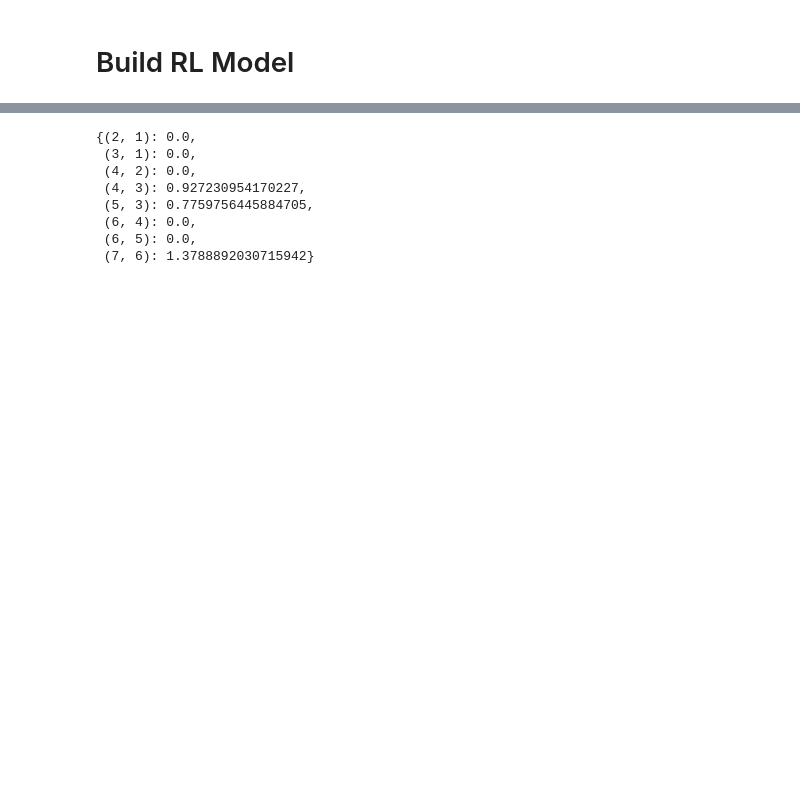
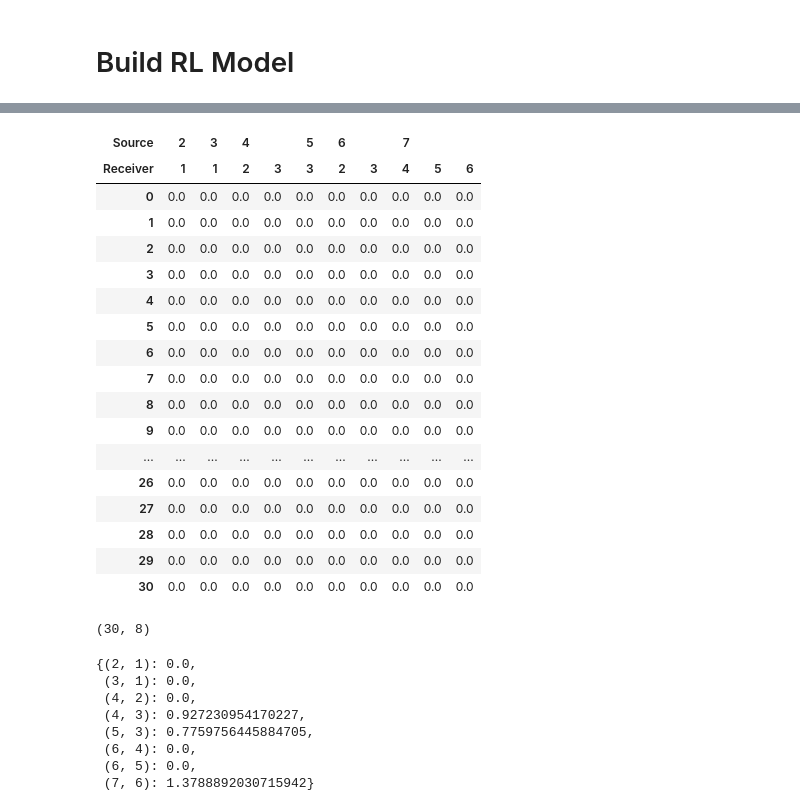
Before and after one commit to grossmann-group/or-gym, a Jupyter notebook: notebooks/multi_echelon_sc_dev1.ipynb, the cells around one changed output, grey strips where cells are left out. Cells and saved outputs as stored; diff of their text form; code cells hidden in the pictures; blank space fills up the shorter version.

```diff
--- a/notebooks/multi_echelon_sc_dev1.ipynb
+++ b/notebooks/multi_echelon_sc_dev1.ipynb
@@ -105,3 +334,41 @@ env.action_log.shape
+# %%
+env.Y
+# %% [output]
+| Source | 2 | 3 | 4 |  | 5 | 6 |  | 7 |  |  |
+| Receiver | 1 | 1 | 2 | 3 | 3 | 2 | 3 | 4 | 5 | 6 |
+| 0 | 0.0 | 0.0 | 0.0 | 0.0 | 0.0 | 0.0 | 0.0 | 0.0 | 0.0 | 0.0 |
+| 1 | 0.0 | 0.0 | 0.0 | 0.0 | 0.0 | 0.0 | 0.0 | 0.0 | 0.0 | 0.0 |
+| 2 | 0.0 | 0.0 | 0.0 | 0.0 | 0.0 | 0.0 | 0.0 | 0.0 | 0.0 | 0.0 |
+| 3 | 0.0 | 0.0 | 0.0 | 0.0 | 0.0 | 0.0 | 0.0 | 0.0 | 0.0 | 0.0 |
+| 4 | 0.0 | 0.0 | 0.0 | 0.0 | 0.0 | 0.0 | 0.0 | 0.0 | 0.0 | 0.0 |
+| 5 | 0.0 | 0.0 | 0.0 | 0.0 | 0.0 | 0.0 | 0.0 | 0.0 | 0.0 | 0.0 |
+| 6 | 0.0 | 0.0 | 0.0 | 0.0 | 0.0 | 0.0 | 0.0 | 0.0 | 0.0 | 0.0 |
+| 7 | 0.0 | 0.0 | 0.0 | 0.0 | 0.0 | 0.0 | 0.0 | 0.0 | 0.0 | 0.0 |
+| 8 | 0.0 | 0.0 | 0.0 | 0.0 | 0.0 | 0.0 | 0.0 | 0.0 | 0.0 | 0.0 |
+| 9 | 0.0 | 0.0 | 0.0 | 0.0 | 0.0 | 0.0 | 0.0 | 0.0 | 0.0 | 0.0 |
+| ... | ... | ... | ... | ... | ... | ... | ... | ... | ... | ... |
+| 26 | 0.0 | 0.0 | 0.0 | 0.0 | 0.0 | 0.0 | 0.0 | 0.0 | 0.0 | 0.0 |
+| 27 | 0.0 | 0.0 | 0.0 | 0.0 | 0.0 | 0.0 | 0.0 | 0.0 | 0.0 | 0.0 |
+| 28 | 0.0 | 0.0 | 0.0 | 0.0 | 0.0 | 0.0 | 0.0 | 0.0 | 0.0 | 0.0 |
+| 29 | 0.0 | 0.0 | 0.0 | 0.0 | 0.0 | 0.0 | 0.0 | 0.0 | 0.0 | 0.0 |
+| 30 | 0.0 | 0.0 | 0.0 | 0.0 | 0.0 | 0.0 | 0.0 | 0.0 | 0.0 | 0.0 |
+# %%
+# Write wrapper for new _update_state() function
+def _update_state(self):
+    m = len(self.main_nodes)
+    t = self.period
+    state = np.zeros(self.pipeline_length)
+    state[:m] = self.X.loc[t,:]
+    if t == 0:
+        pass
+    elif t >= self.lt_max:
+        state[-m*self.lt_max:] += self.action_log[t-self.lt_max:t].flatten()
+    else:
+        state[-m*t:] += self.action_log[:t].flatten()
+
+    self.state = state.copy()
+# %% [output]
+(30, 8)
 # %%
 {key: action[i-1] for i, key in enumerate(env.graph.edges()) if i > 0}
 # %% [output]
```
Also changed, not shown: parts of 31 cells of this notebook, 1 other file.
